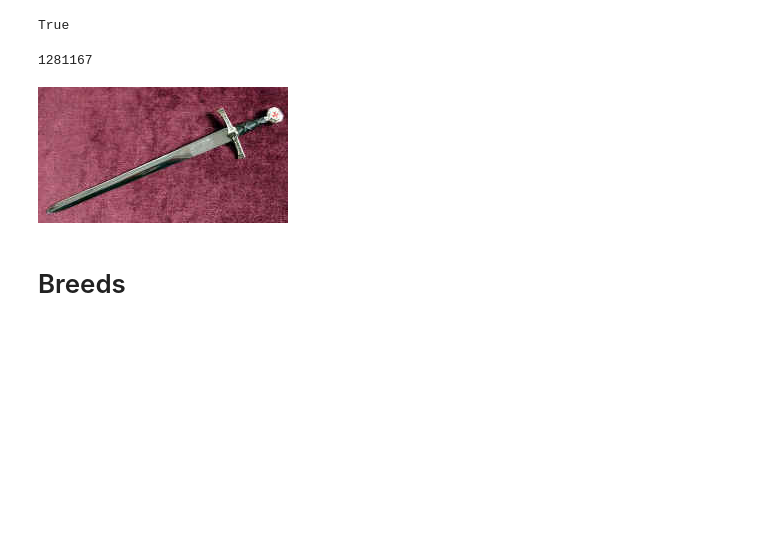
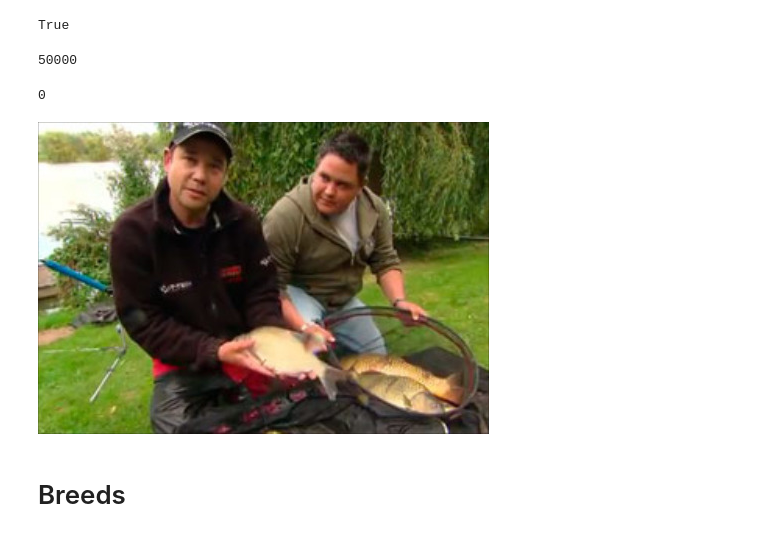
Before and after one commit to AnanyaKumar/transfer_learning, a Jupyter notebook: scripts/breeds_imagenet_example.ipynb, the cells around one changed output. Drawn from its saved outputs; the diff is of its cells as text; code cells hidden in the pictures; blank space fills up the shorter version.

```diff
--- a/scripts/breeds_imagenet_example.ipynb
+++ b/scripts/breeds_imagenet_example.ipynb
@@ -52,16 +52,19 @@ True
 # %%
 # Use our loaders.
 train_examples = imagenet.ImageNet(root=imagenet_root, split='train', transform=None)
-val_examples = imagenet.ImageNet(root=imagenet_root, transform=None)
+val_examples = imagenet.ImageNet(root=imagenet_root, split='val', transform=None)
 rendition_examples = imagenet.ImageNet(root='/u/scr/nlp/imagenet/', split='imagenet-r', transform=None)
+v2_examples = imagenet.ImageNet(root='/u/scr/nlp/imagenet/', split='imagenetv2-matched-frequency-format-val', transform=None)
 # %%
-print(len(train_examples))
+print(len(val_examples))
 # %% [output]
-1281167
+50000
-# %%
-train_examples[800009][0]
-# %% [output]
-[figure, removed]
+# %%
+print(v2_examples[1][1])
+v2_examples[1][0]
+# %% [output]
+0
+[figure, added]
 # %% [markdown]
 # Breeds
 # %%
```
Also changed, not shown: 5 other files.
